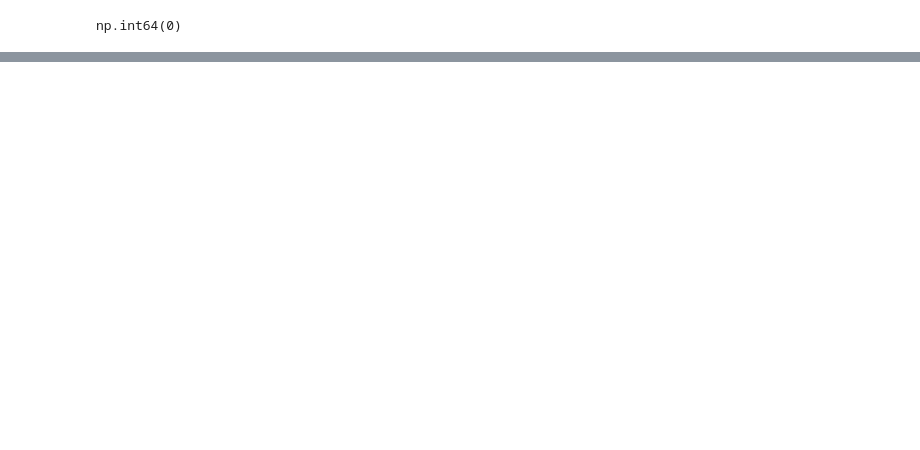
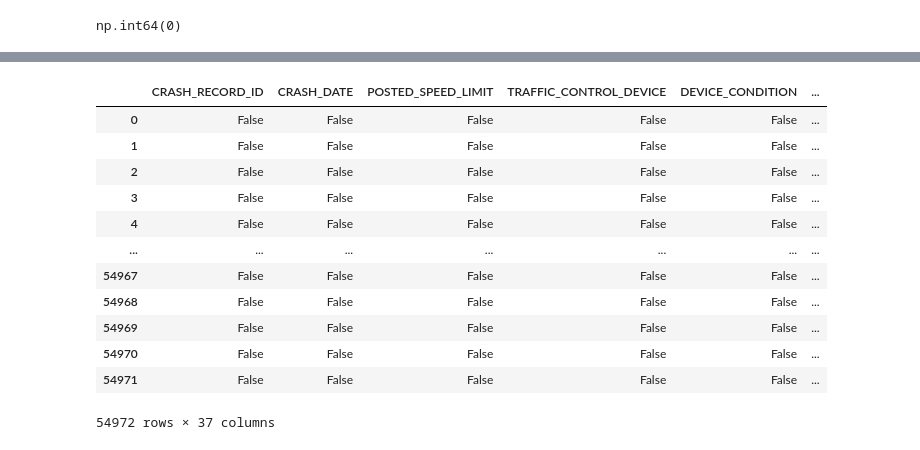
Before and after one commit to TheCraw08/ConradWilson_TCS, a Jupyter notebook: Conrad_Wilson.ipynb, the cells around one changed output, grey strips where cells are left out. Drawn from its saved outputs; the diff is of its cells as text; code cells hidden in the pictures; blank space fills up the shorter version.

```diff
--- a/Conrad_Wilson.ipynb
+++ b/Conrad_Wilson.ipynb
@@ -81,0 +101,16 @@ df.describe()
+# %%
+df.drop
+# %% [output]
+|  | CRASH_RECORD_ID | CRASH_DATE | POSTED_SPEED_LIMIT | TRAFFIC_CONTROL_DEVICE | DEVICE_CONDITION | ... |
+| 0 | False | False | False | False | False | ... |
+| 1 | False | False | False | False | False | ... |
+| 2 | False | False | False | False | False | ... |
+| 3 | False | False | False | False | False | ... |
+| 4 | False | False | False | False | False | ... |
+| ... | ... | ... | ... | ... | ... | ... |
+| 54967 | False | False | False | False | False | ... |
+| 54968 | False | False | False | False | False | ... |
+| 54969 | False | False | False | False | False | ... |
+| 54970 | False | False | False | False | False | ... |
+| 54971 | False | False | False | False | False | ... |
+54972 rows × 37 columns
```
Also changed, not shown: parts of 6 cells of this notebook.
